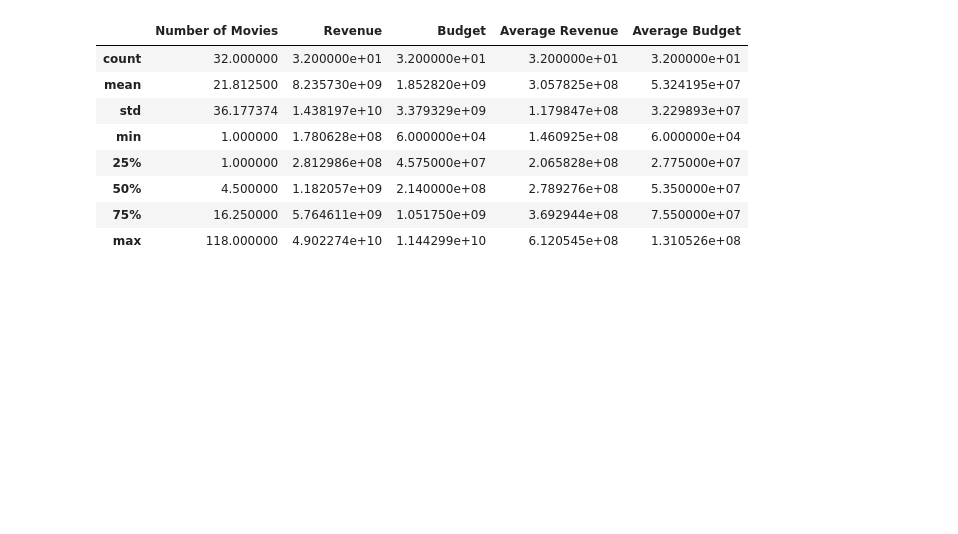
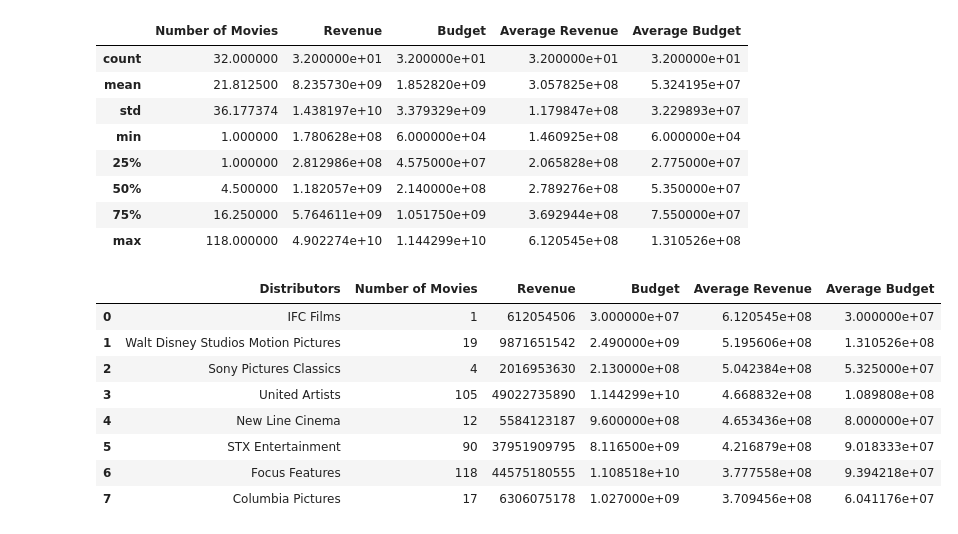
Before and after one commit to bryanmangrum/wranglemasters, a Jupyter notebook: data_cleanup.ipynb, the cells around one changed output. Cells and saved outputs as stored; diff of their text form; code cells hidden in the pictures; blank space fills up the shorter version.

```diff
--- a/data_cleanup.ipynb
+++ b/data_cleanup.ipynb
@@ -378,3 +379,16 @@ distributors_df.describe()
 | 50% | 4.500000 | 1.182057e+09 | 2.140000e+08 | 2.789276e+08 | 5.350000e+07 |
 | 75% | 16.250000 | 5.764611e+09 | 1.051750e+09 | 3.692944e+08 | 7.550000e+07 |
 | max | 118.000000 | 4.902274e+10 | 1.144299e+10 | 6.120545e+08 | 1.310526e+08 |
+# %%
+
+avg_dis
+# %% [output]
+|  | Distributors | Number of Movies | Revenue | Budget | Average Revenue | Average Budget |
+| 0 | IFC Films | 1 | 612054506 | 3.000000e+07 | 6.120545e+08 | 3.000000e+07 |
+| 1 | Walt Disney Studios Motion Pictures | 19 | 9871651542 | 2.490000e+09 | 5.195606e+08 | 1.310526e+08 |
+| 2 | Sony Pictures Classics | 4 | 2016953630 | 2.130000e+08 | 5.042384e+08 | 5.325000e+07 |
+| 3 | United Artists | 105 | 49022735890 | 1.144299e+10 | 4.668832e+08 | 1.089808e+08 |
+| 4 | New Line Cinema | 12 | 5584123187 | 9.600000e+08 | 4.653436e+08 | 8.000000e+07 |
+| 5 | STX Entertainment | 90 | 37951909795 | 8.116500e+09 | 4.216879e+08 | 9.018333e+07 |
+| 6 | Focus Features | 118 | 44575180555 | 1.108518e+10 | 3.777558e+08 | 9.394218e+07 |
+| 7 | Columbia Pictures | 17 | 6306075178 | 1.027000e+09 | 3.709456e+08 | 6.041176e+07 |
```
Also changed, not shown: parts of 1 cell of this notebook.
